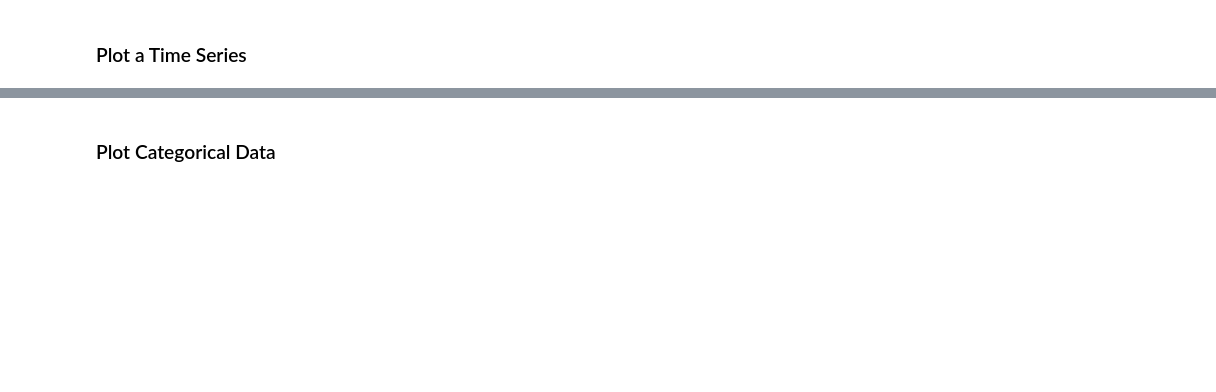
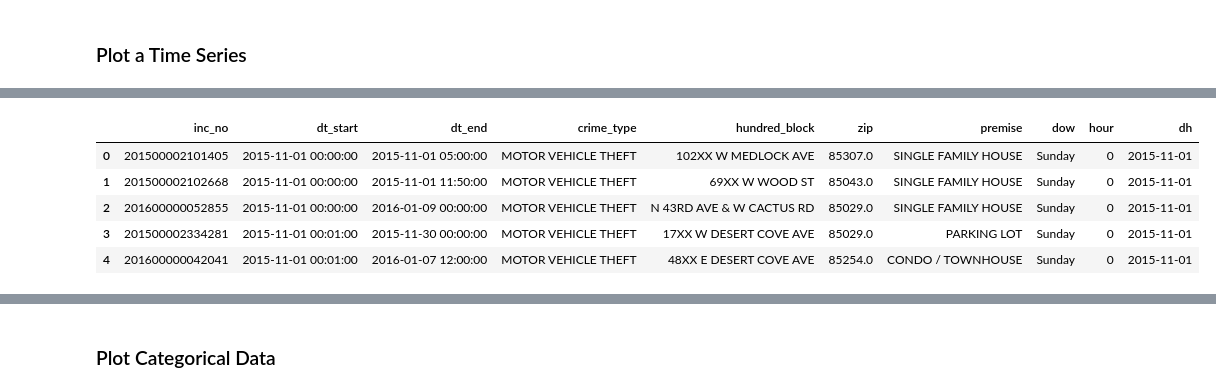
Before and after one commit to tjslezak/battle-of-the-plotting-libraries, a Jupyter notebook: data_viz_challenges.ipynb, the cells around one changed output, grey strips where cells are left out. Cells and saved outputs as stored; diff of their text form; code cells hidden in the pictures; blank space fills up the shorter version.

```diff
--- a/data_viz_challenges.ipynb
+++ b/data_viz_challenges.ipynb
@@ -30,0 +18,8 @@ stock_df.head()
+# %%
+%%time
+url = 'https://www.phoenixopendata.com/dataset/cc08aace-9ca9-467f-b6c1-f0879ab1a358/resource/0ce3411a-2fc6-4302-a33f-167f68608a20/download/crime-data_crime-data_crimestat.csv'
+
+dtypes = {"INC NUMBER": object, "UCR CRIME CATEGORY": object,
+          "100 BLOCK ADDR": object, "ZIP": float, "PREMISE TYPE": object}
+
+phx_crimes = pd.read_csv(url, parse_dates=['OCCURRED ON', 'OCCURRED TO'], dtype=dtypes)
@@ -30,0 +29,5 @@ stock_df.head()
+# %%
+phx_crimes.columns = ['inc_no', 'dt_start', 'dt_end', 'crime_type', 'hundred_block', 'zip', 'premise']
+phx_crimes.dropna(subset=['dt_start'], inplace=True)
+
+phx_crimes.head()
@@ -30,0 +41,14 @@ stock_df.head()
+# %%
+crimes_df = phx_crimes[phx_crimes.crime_type.isin(['MOTOR VEHICLE THEFT', 'BURGLARY'])].reset_index(drop=True).copy()
+crimes_df['dow'] = crimes_df['dt_start'].apply(lambda x: x.day_name())
+crimes_df['hour'] = crimes_df['dt_start'].apply(lambda x: x.hour)
+crimes_df['dh'] = crimes_df['dt_start'].apply(lambda x: pd.Timestamp(year=x.year, month=x.month, day=x.day, hour=x.hour))
+# %%
+crimes_df.head()
+# %% [output]
+|  | inc_no | dt_start | dt_end | crime_type | hundred_block | zip | premise | dow | hour | dh |
+| 0 | 201500002101405 | 2015-11-01 00:00:00 | 2015-11-01 05:00:00 | MOTOR VEHICLE THEFT | 102XX W MEDLOCK AVE | 85307.0 | SINGLE FAMILY HOUSE | Sunday | 0 | 2015-11-01 |
+| 1 | 201500002102668 | 2015-11-01 00:00:00 | 2015-11-01 11:50:00 | MOTOR VEHICLE THEFT | 69XX W WOOD ST | 85043.0 | SINGLE FAMILY HOUSE | Sunday | 0 | 2015-11-01 |
+| 2 | 201600000052855 | 2015-11-01 00:00:00 | 2016-01-09 00:00:00 | MOTOR VEHICLE THEFT | N 43RD AVE & W CACTUS RD | 85029.0 | SINGLE FAMILY HOUSE | Sunday | 0 | 2015-11-01 |
+| 3 | 201500002334281 | 2015-11-01 00:01:00 | 2015-11-30 00:00:00 | MOTOR VEHICLE THEFT | 17XX W DESERT COVE AVE | 85029.0 | PARKING LOT | Sunday | 0 | 2015-11-01 |
+| 4 | 201600000042041 | 2015-11-01 00:01:00 | 2016-01-07 12:00:00 | MOTOR VEHICLE THEFT | 48XX E DESERT COVE AVE | 85254.0 | CONDO / TOWNHOUSE | Sunday | 0 | 2015-11-01 |
```
Also changed, not shown: parts of 14 cells of this notebook.
